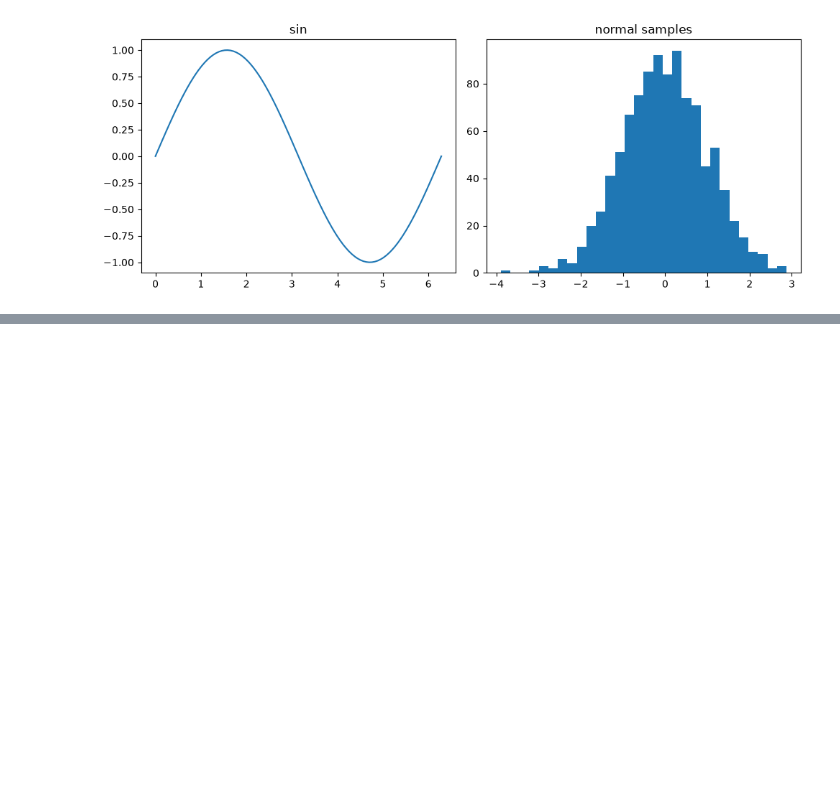
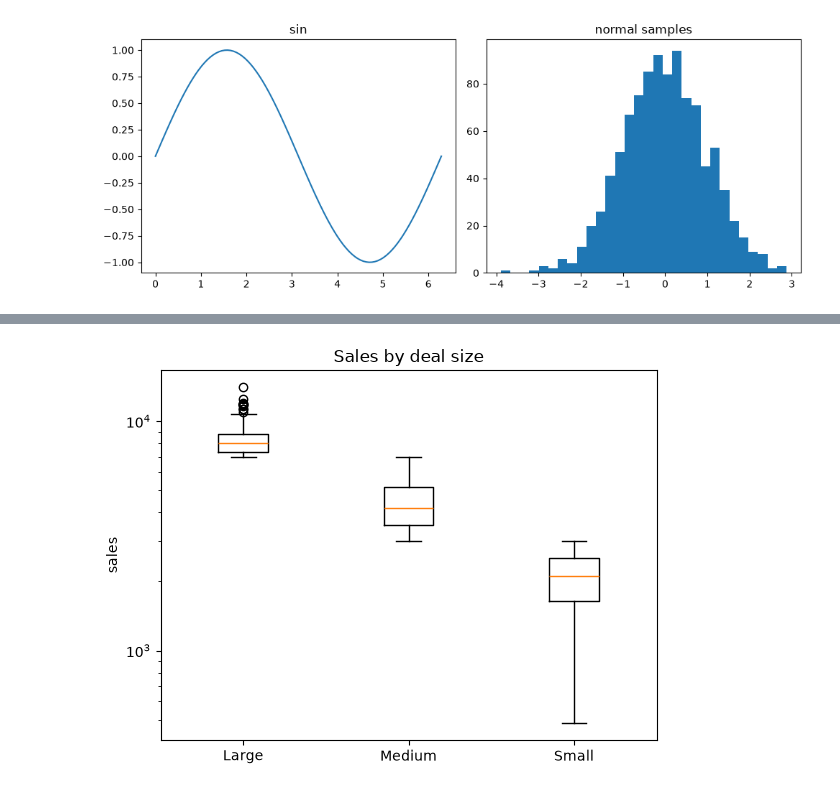
Before and after one commit to ahadhuss3in/ML, a Jupyter notebook: datascience/matplotlib.ipynb, the cells around one changed output, grey strips where cells are left out. Saved outputs shown, nothing was run; the diff lists cells and outputs as text; code cells hidden in the pictures; blank space fills up the shorter version.

```diff
--- a/datascience/matplotlib.ipynb
+++ b/datascience/matplotlib.ipynb
@@ -79,0 +132,11 @@ plt.show()
+# %%
+## spread of sales within each deal size
+groups = [g['SALES'].values for _, g in sales.groupby('DEALSIZE')]
+
+plt.boxplot(groups, tick_labels=sorted(sales['DEALSIZE'].unique()))
+plt.title('Sales by deal size')
+plt.ylabel('sales')
+plt.yscale('log')   # the values span orders of magnitude
+plt.show()
+# %% [output]
+[figure, added]
```
Also changed, not shown: parts of 5 cells of this notebook.
